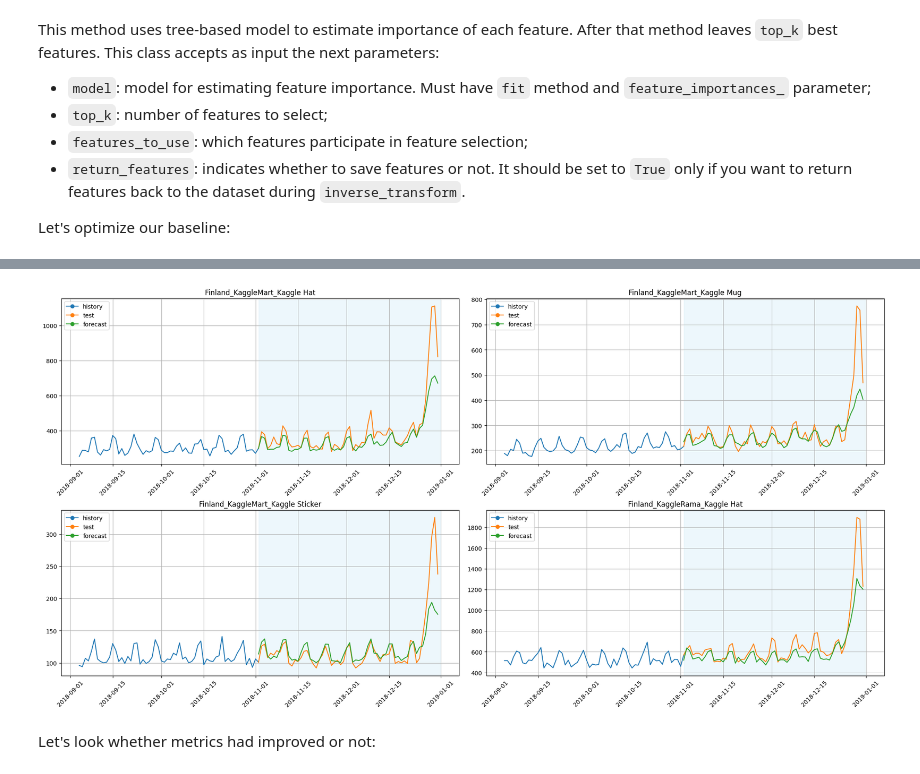
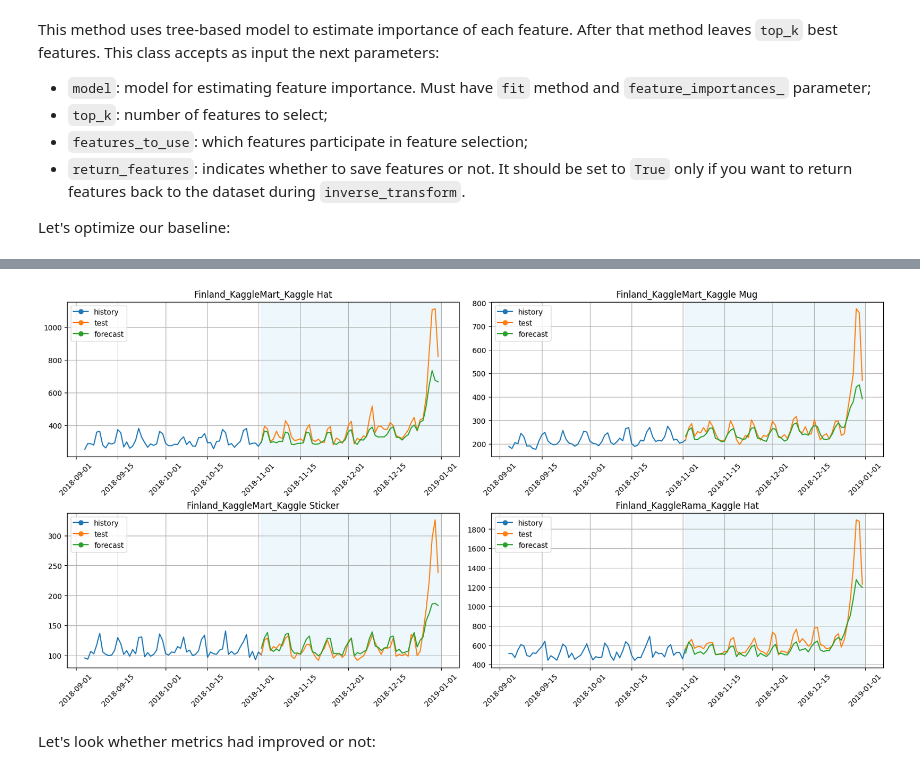
Before and after one commit to MinyaevAndrey/etna, a Jupyter notebook: examples/207-feature_selection.ipynb, the cells around one changed output, grey strips where cells are left out. Cells and saved outputs as stored; diff of their text form; code cells hidden in the pictures.

```diff
--- a/examples/207-feature_selection.ipynb
+++ b/examples/207-feature_selection.ipynb
@@ -45,0 +55,3 @@ df = pd.read_csv("data/nordic_merch_sales.csv")
+# %%
+!wget https://raw.githubusercontent.com/etna-team/etna/refs/tags/3.0.0/examples/data/nordic_merch_sales.csv
+df = pd.read_csv("/content/nordic_merch_sales.csv")
@@ -121,17 +245,24 @@ This method uses tree-based model to estimate importance of each feature. After
 Let's optimize our baseline:
 # %%
 from sklearn.tree import DecisionTreeRegressor
-
 from etna.transforms import TreeFeatureSelectionTransform
-
 model_feature_selection = DecisionTreeRegressor(random_state=42)
-feature_selector_transform = TreeFeatureSelectionTransform(model=model_feature_selection, top_k=20)
+feature_selector_transform = TreeFeatureSelectionTransform(
+    model=model_feature_selection,
+    top_k=20
+)
 pipeline = Pipeline(
-    model=CatBoostPerSegmentModel(), transforms=transforms + [feature_selector_transform], horizon=HORIZON
+    model=CatBoostPerSegmentModel(),
+    transforms=transforms + [feature_selector_transform],
+    horizon=HORIZON
 )
 # %%
 start_time = time.perf_counter()
-backtest_result = pipeline.backtest(ts=ts, metrics=[SMAPE()], n_folds=1)
+backtest_result = pipeline.backtest(
+    ts=ts,
+    metrics=[SMAPE()],
+    n_folds=1
+)
 metrics_tree_feature_selector = backtest_result["metrics"]
 forecast_ts_list_tree_feature_selector = backtest_result["forecasts"]
 time_tree_feature_selector = time.perf_counter() - start_time
@@ -145,7 +287,13 @@ time_tree_feature_selector = time.perf_counter() - start_time
 # %%
-plot_backtest(forecast_ts_list_tree_feature_selector, ts, history_len=60, segments=ts.segments[:4])
+plot_backtest(
+    forecast_ts_list_tree_feature_selector,
+    ts,
+    history_len=60,
+    segments=ts.segments[:4],
+    figsize=(8,4)
+)
 # %% [output]
-[figure, old version]
+[figure, new version]
 # %% [markdown]
 Let's look whether metrics had improved or not:
 # %%
```
Also changed, not shown: parts of 20 cells of this notebook.
